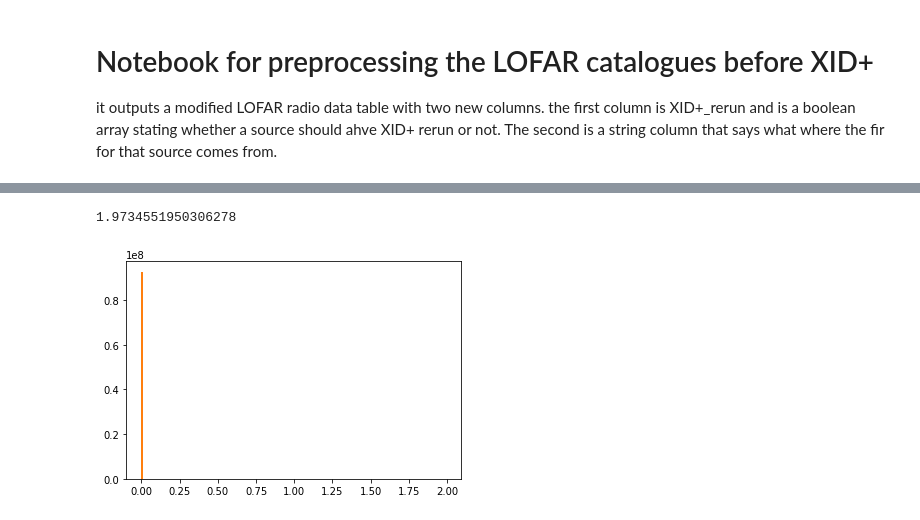
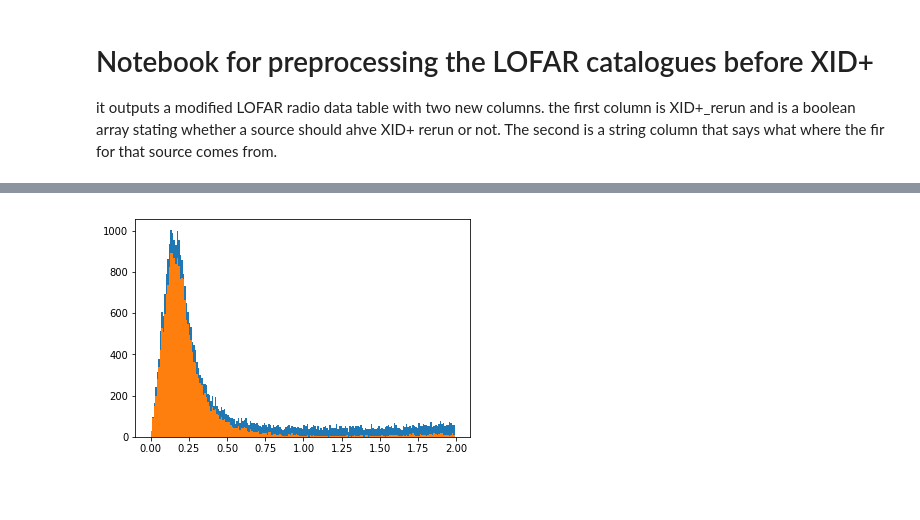
Before and after one commit to StevenDuivenvoorden/FIR-group, a Jupyter notebook: Ian/lofar/deep_fields/Bootes/XID+_preparation.ipynb, the cells around one changed output, grey strips where cells are left out. Cells and saved outputs as stored; diff of their text form; code cells hidden in the pictures; blank space fills up the shorter version.

```diff
--- a/Ian/lofar/deep_fields/Bootes/XID+_preparation.ipynb
+++ b/Ian/lofar/deep_fields/Bootes/XID+_preparation.ipynb
@@ -161,5 +391,32 @@ Table.write(prior_cat,'data/data_release/xidplus_prior_cat_rerun_all.fits',overw
+# %%
+#Read in the Ldust prdictions from CIGALE
+#when these are on the VO i will change code to read it in from then
+ldust = Table.read('../../../../../HELP/dmu_products/dmu28/dmu28_Lockman-SWIRE/data/Lockman-SWIRE_Ldust_prediction_results.fits')
+ldust.rename_column('id','help_id')
+ldust['help_id'] = ldust['help_id'].astype(str)
+#join Ldust predictions with the help table
+ldust_id = [name[:-6] for name in list(ldust['help_id'])]
+ldust['help_id'] = np.array(ldust_id)
+ldust_cols = ['help_id','bayes.dust.luminosity','bayes.dust.luminosity_err','best.universe.redshift']
+ldust = ldust[ldust_cols]
+
+
+help_masterlist_ldust = join(help_masterlist,ldust,keys='help_id',join_type='outer')
+# %%
+#compute the predicted flux from the dust and usethis to construct the prior
+from astropy.cosmology import Planck15 as cosmo
+from astropy import units as u
+f_pred=help_masterlist_ldust['bayes.dust.luminosity']/(4*np.pi*cosmo.luminosity_distance(help_masterlist_ldust['best.universe.redshift']).to(u.cm))
+mask = np.isfinite(f_pred)
+ldust_mask = (np.log10(f_pred)>8.5) & (np.isfinite(f_pred))
+mips_mask = (help_masterlist['flag_optnir_det']>=5) & (help_masterlist['f_mips_24']>20)
+
+
+prior_cat = help_masterlist_ldust[ldust_mask | mips_mask]
+#xid_rerun = Column(name='XID_rerun',data=np.zeros(len(prior_cat))-99)
+#prior_cat.add_column(xid_rerun)
 # %%
-lofar_coords = SkyCoord(lofar['optRA'],lofar['optDec'],unit='deg')
+lofar_coords = SkyCoord(lofar['ra'],lofar['dec'],unit='deg')
 prior_coords = SkyCoord(prior_cat['ra'],prior_cat['dec'],unit='deg')
 radius = 2
 idx_prior, idx_lofar, d2d, d3d = lofar_coords.search_around_sky(
@@ -192,12 +448,6 @@ idx_prior, idx_lofar, d2d, d3d = lofar_coords.search_around_sky(
 uniq_ids_prior,counts_prior = np.unique(idx_lofar,return_counts=True)
 source_type = np.zeros(len(merged_lofar_prior))
 source_type[uniq_ids_prior] = counts_prior
-# %%
-np.min(d2d[idx_lofar==3]).value
-d2d[idx_lofar==3]
-np.max(d2d.value*3600)
-# %% [output]
-1.9734551950306278
 # %%
 #there may be a problem here NEEDS TO BE DOUBLE CHECKED
 min_d2d_prior_val = [np.min(d2d[idx_lofar==i].value) for i in uniq_ids_prior]
@@ -205,7 +455,7 @@ min_d2d_prior = np.ones(len(merged_lofar_prior))
 min_d2d_prior[uniq_ids_prior] = min_d2d_prior_val
 # %%
 lofar_coords = SkyCoord(merged_lofar_prior['ra'],merged_lofar_prior['dec'],unit='deg')
-help_coords = SkyCoord(help_masterlist['ra'],help_masterlist['dec'],unit='deg')
+help_coords = SkyCoord(help_masterlist_ldust['ra'],help_masterlist_ldust['dec'],unit='deg')
 radius = 2
 idx_help, idx_lofar, d2d, d3d = lofar_coords.search_around_sky(
     help_coords, radius*u.arcsec)
@@ -219,8 +469,8 @@ min_d2d_help = np.ones(len(merged_lofar_prior))
 min_d2d_help[uniq_ids_help] = min_d2d_help_val
 # %%
 bins = np.arange(0,2,0.01)
-plt.hist(min_d2d_help_val*3600,bins=bins)
-plt.hist(min_d2d_prior_val*3600,bins=bins)
+plt.hist(min_d2d_help*3600,bins=bins)
+plt.hist(min_d2d_prior*3600,bins=bins)
 plt.show()
 # %% [output]
-[figure, old version]
+[figure, new version]
```
Also changed, not shown: parts of 50 cells of this notebook, 37 other files.
